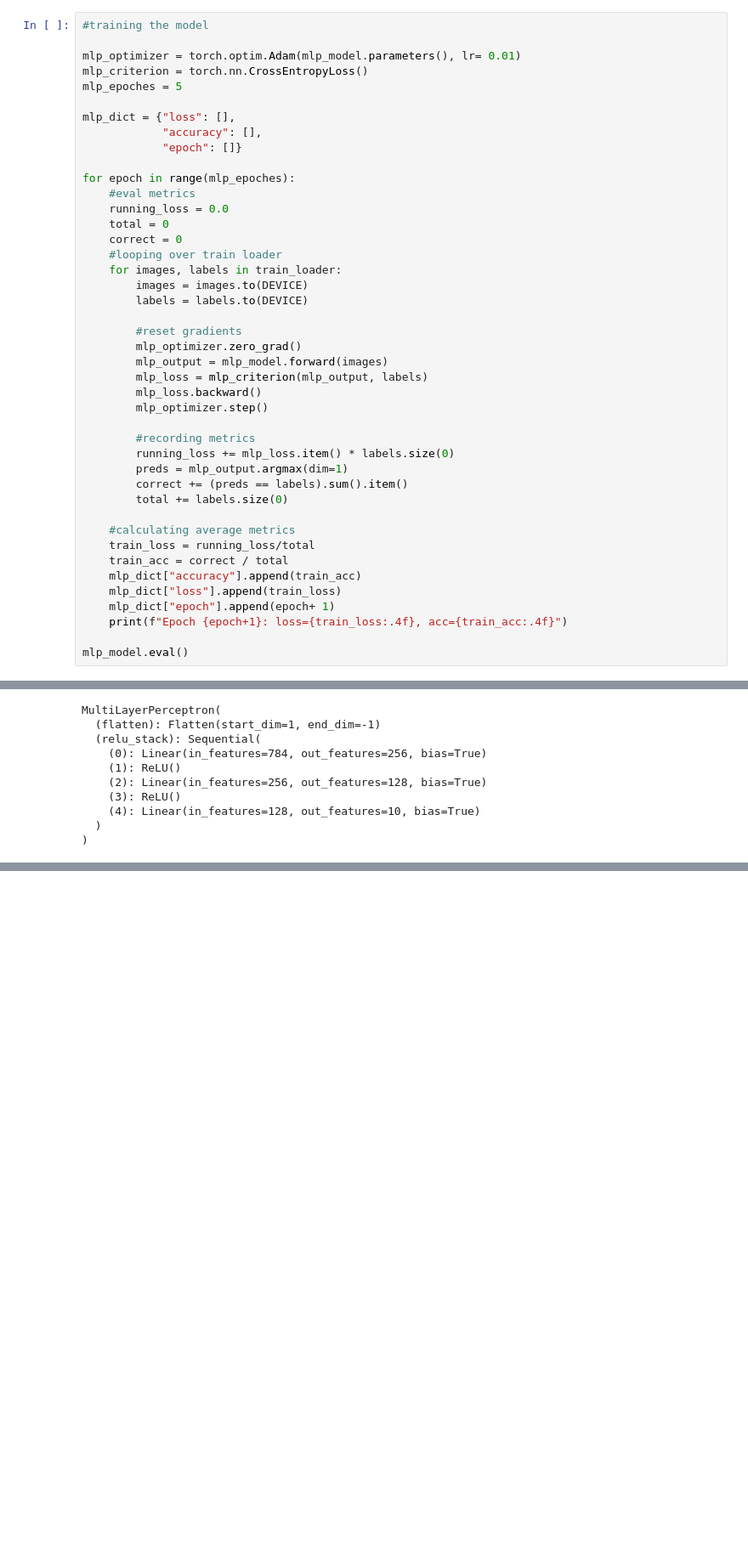
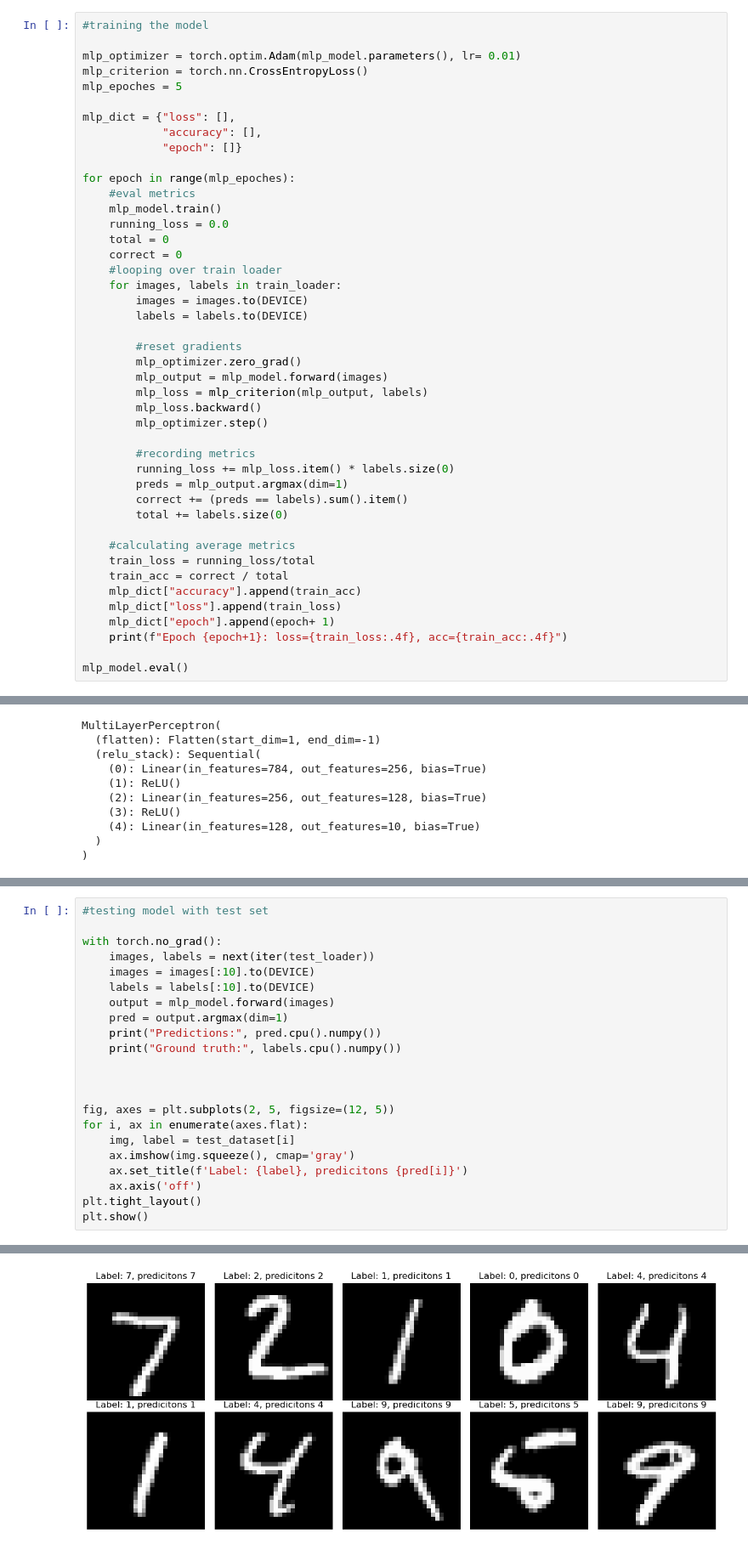
Before and after one commit to daniloldn/D200, a Jupyter notebook: Problem_set_1/Notebook/problem_set_1.ipynb, the cells around one changed output, grey strips where cells are left out. Shown at 85% size. Saved outputs shown, nothing was run; the diff lists cells and outputs as text; blank space fills up the shorter version.

Commit message:
mlp model evaluated

```diff
--- a/Problem_set_1/Notebook/problem_set_1.ipynb
+++ b/Problem_set_1/Notebook/problem_set_1.ipynb
@@ -335,6 +335,7 @@ mlp_dict = {"loss": [],
 
 for epoch in range(mlp_epoches):
     #eval metrics
+    mlp_model.train()
     running_loss = 0.0
     total = 0
     correct = 0
@@ -401,3 +402,26 @@ fig.add_scatter(
 )
 fig.update_layout(showlegend=True)
 fig.show()
+# %%
+#testing model with test set
+
+with torch.no_grad():
+    images, labels = next(iter(test_loader))
+    images = images[:10].to(DEVICE)
+    labels = labels[:10].to(DEVICE)
+    output = mlp_model.forward(images)
+    pred = output.argmax(dim=1)
+    print("Predictions:", pred.cpu().numpy())
+    print("Ground truth:", labels.cpu().numpy())
+
+
+
+fig, axes = plt.subplots(2, 5, figsize=(12, 5))
+for i, ax in enumerate(axes.flat):
+    img, label = test_dataset[i]
+    ax.imshow(img.squeeze(), cmap='gray')
+    ax.set_title(f'Label: {label}, predicitons {pred[i]}')
+    ax.axis('off')
+plt.tight_layout()
+plt.show()
+# %% [output]
@@ -403,0 +430 @@ fig.show()
+[figure, added]
```
Also changed, not shown: parts of 1 cell of this notebook.
